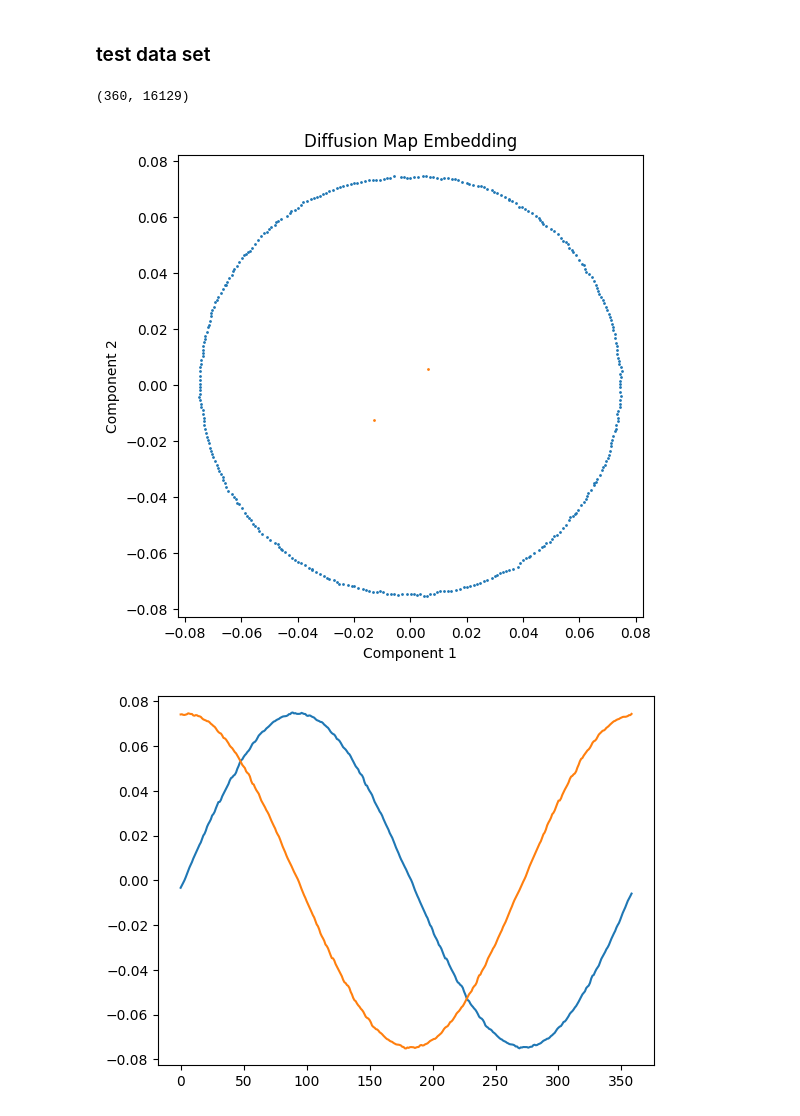
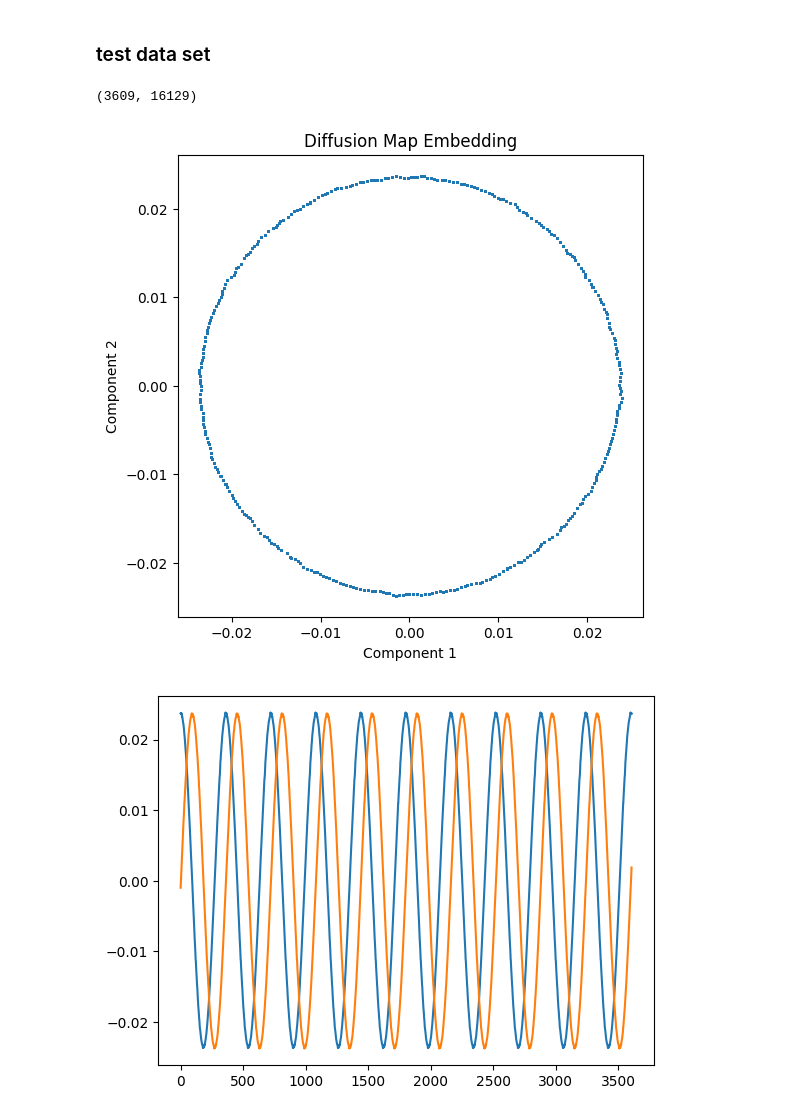
Before and after one commit to jcandane/cxfel_work, a Jupyter notebook: NLSA_in_JAX.ipynb, the cells around one changed output. Saved outputs shown, nothing was run; the diff lists cells and outputs as text; code cells hidden in the pictures.

Commit message:
replaced eigsh in nlsa part

```diff
--- a/NLSA_in_JAX.ipynb
+++ b/NLSA_in_JAX.ipynb
@@ -123,76 +123,70 @@ except:
 Image.fromarray( np.array( jnp.array( ( image ) ) ) ) ### to see image need to convert into jax array
 
 
-Θs   = (np.arange(1,361,1)).astype(int) #(360*np.random.rand(1200)).astype(int)
+Θs   = (np.arange(1,3610,1)).astype(int) #(360*np.random.rand(1200)).astype(int)
 #Θs   = (np.arange(1,181,1)).astype(int) #(360*np.random.rand(1200)).astype(int)
 R_ix = np.asarray( [ np.asarray( image.rotate(Θ, fillcolor='#FFF') ).reshape(-1) for Θ in Θs ] )
 R_ix.shape
 # %% [output]
-(360, 16129)
+(3609, 16129)
 # %%
-from scipy.sparse.linalg import eigsh, LinearOperator
+from scipy.sparse.linalg import eigsh
 
 ##########################################
 ###### Parameters: R_ix, σ, k=(number of eigenvectors)
 ###### need to build.....iterative diagonalizer
 ##########################################
 
-def DiffusionMap(R_ix, k=2, c:int=1, stride:int=1, NLSA=False):
+def DiffusionMap(R_ix, k:int=2, c:int=1, stride:int=1, NLSA:bool=False):
 
     ### Compute the pairwise distance matrix
     D2 = jdist(R_ix, R_ix) #scipy.spatial.distance.cdist(R_ix, R_ix, 'sqeuclidean')
     D2 = diag_convolve2d(D2, jnp.ones(c), stride=stride)
-    D2 = np.asarray(D2)
 
     ### Choose an appropriate kernel scale parameter (σ)
-    σ2 = np.mean(D2)
+    σ2 = jnp.mean(D2)
 
-    ##### PART of LinearOperator
     ### Construct the affinity matrix (kernel)
-    P = np.exp( - D2 / (2. * σ2))
+    P = jnp.exp( - D2 / (2. * σ2))
 
     ### Normalize the affinity matrix (Row-normalization)
-    row_sums  = np.sum( P, axis=1 )
-    P        @= np.diag(1.0 / row_sums)
+    row_sums  = jnp.sum( P, axis=1 )
+    P        @= jnp.diag(1.0 / row_sums)
     #####
 
     ### Krylov-Subspace Methods
+    P = np.asarray(P)
     eigenvalues, eigenvectors = eigsh(P, k=(1+k))
-    idx           = np.argsort(eigenvalues)[::-1] ## sort the eigenvalues
+    idx          = np.argsort(eigenvalues)[::-1] ## sort the eigenvalues
     eigenvalues  = eigenvalues[idx]
     eigenvectors = eigenvectors[:, idx]
     embedding    = eigenvectors[:, 1:(1+k)]
 
     if not NLSA:
         return embedding
     else:
         μ          = (eigenvectors[:, 0] / eigenvalues[0])
         embedding *= μ[:,None]
 
-        XXT = diag_convolve2d((R_ix @ R_ix.T), jnp.ones(c), stride=stride)
-        def mv(v):
-            return embedding.T @ (XXT @ (embedding @ v))
-
-        A    = LinearOperator((k,k), matvec=mv)
-        D, V = eigsh( A, k=embedding.shape[1]-1 )
+        A = embedding.T @ (diag_convolve2d((R_ix @ R_ix.T), jnp.ones(c), stride=stride) @ embedding)
+        D, V = np.linalg.eigh( A )
         return V.T @ embedding.T
 ##########################################
 
 embedding  = DiffusionMap(R_ix, k=3, c=2)
 embeddingX = DiffusionMap(R_ix, k=3, c=2, stride=3, NLSA=True)
 
-# Step 9: Visualize the result
+### Visualize the result
 plt.figure(figsize=(6, 6))
 plt.scatter(embedding[:, 0], embedding[:, 1] , s=1)
-plt.scatter(embeddingX[:, 0], embeddingX[:, 1] , s=1)
 plt.title('Diffusion Map Embedding')
 plt.xlabel('Component 1')
 plt.ylabel('Component 2')
 plt.show()
 
 plt.plot(np.arange(len(embedding[:, 0])), embedding[:, 0])
 plt.plot(np.arange(len(embedding[:, 1])), embedding[:, 1])
 plt.show()
 # %% [output]
-[figure, old version]
+[figure, new version]
-[figure, old version]
+[figure, new version]
```
